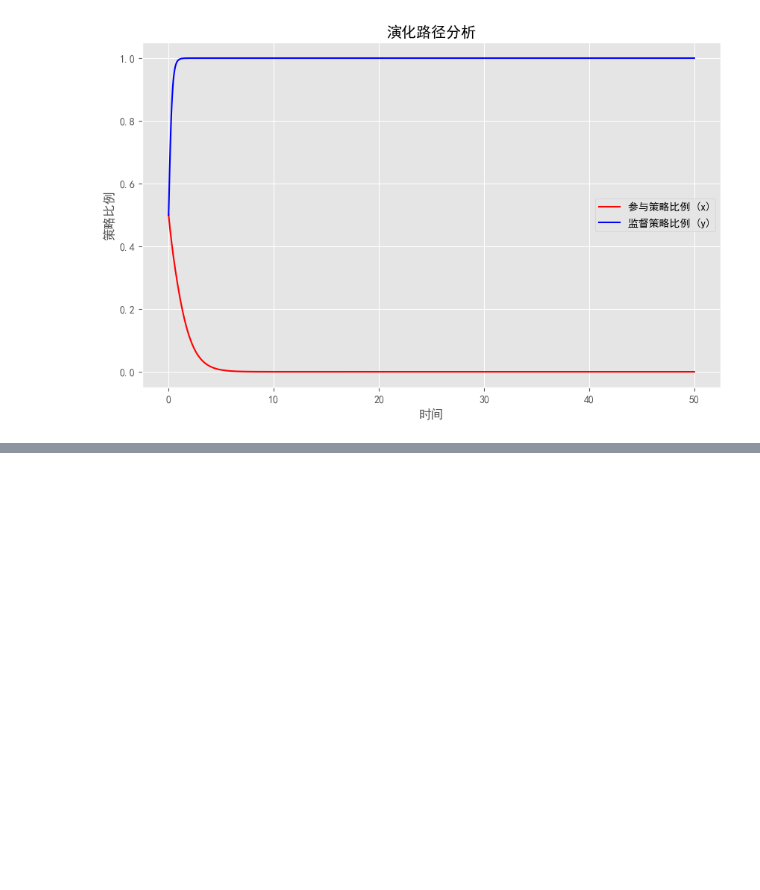
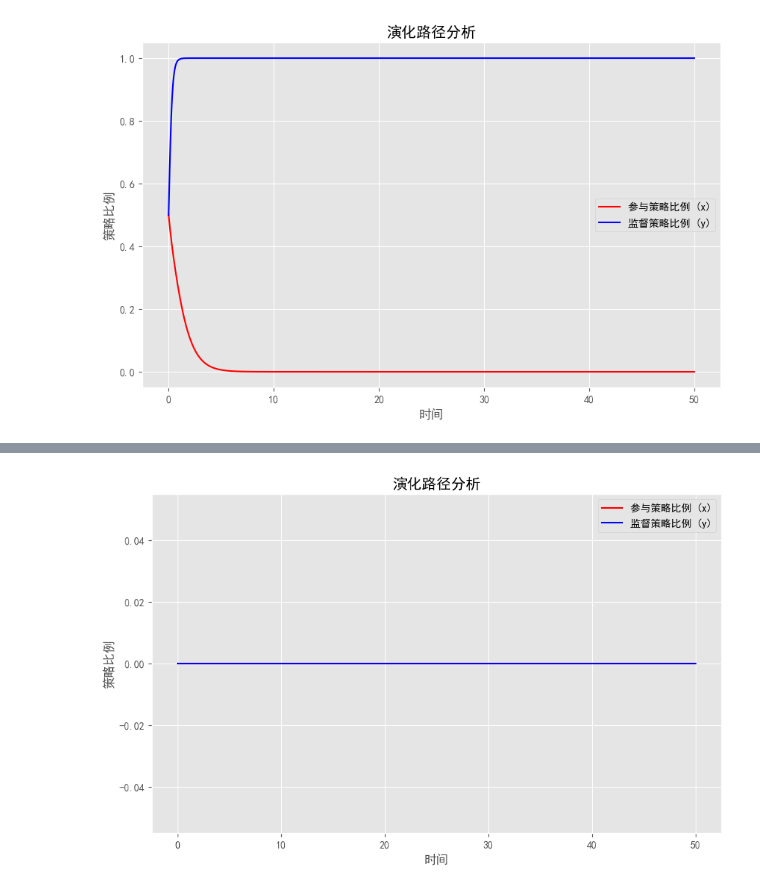
Before and after one commit to asker9527/Evolutionary-game_of_CS, a Jupyter notebook: optim_strategy.ipynb, the cells around one changed output, grey strips where cells are left out. Cells and saved outputs as stored; diff of their text form; code cells hidden in the pictures; blank space fills up the shorter version.

```diff
--- a/optim_strategy.ipynb
+++ b/optim_strategy.ipynb
@@ -2,11 +2,13 @@
 import numpy as np
 from scipy.integrate import odeint
 import sympy as sp
+from sympy import latex
 import matplotlib.pyplot as plt
+from IPython.display import display
 
 # 定义符号变量
 x, y = sp.symbols('x,y')
-ε,Ri,Va,Cei,A,Rp,Vε,E,Cep,s,Cs = sp.symbols('ε Ri Va Cei A Rp Vε E Cep s Cs')
+ε,Ri,Va,Cei,A,Rp,Vε,E,Cep,s,Cs = sp.symbols('ε R_i V_a C_ei a R_p V_ε E C_ep s C_s')
 # V, C, B, F, P1, P0 = sp.symbols('V C B F P1 P0')
 
 # # # 定义参数值（可以根据需要调整）
@@ -139,7 +189,7 @@ def replicator_dynamics(X, t, params):
     return [dxdt, dydt]
 
 # 设置初始条件和时间范围
-initial_conditions = [0.50, 0.50]  # 初始参与策略比例
+initial_conditions = [0.5, 0.5]  # 初始参与策略比例
 time_span = np.linspace(0, 50, 1000)  # 时间范围
 
 # 求解微分方程
@@ -147,6 +197,7 @@ solution = odeint(replicator_dynamics, initial_conditions, time_span, args=(para
 
 # 绘制演化路径
 plt.rcParams['font.sans-serif'] = ['SimHei']  # 指定默认字体
+plt.rcParams['axes.unicode_minus'] = False
 plt.style.use('ggplot')
 plt.figure(figsize=(10, 6))
 plt.plot(time_span, solution[:, 0], label='参与策略比例 (x)', color='r')
@@ -480,0 +213,23 @@ $$
+# %%
+# 设置初始条件和时间范围
+initial_conditions = [0, 0]  # 初始参与策略比例
+time_span = np.linspace(0, 50, 1000)  # 时间范围
+
+# 求解微分方程
+solution = odeint(replicator_dynamics, initial_conditions, time_span, args=(params,))
+
+# 绘制演化路径
+plt.rcParams['font.sans-serif'] = ['SimHei']  # 指定默认字体
+plt.rcParams['axes.unicode_minus'] = False
+plt.style.use('ggplot')
+plt.figure(figsize=(10, 6))
+plt.plot(time_span, solution[:, 0], label='参与策略比例 (x)', color='r')
+plt.plot(time_span, solution[:, 1], label='监督策略比例 (y)', color='b')
+plt.xlabel('时间')
+plt.ylabel('策略比例')
+plt.title('演化路径分析')
+plt.legend()
+plt.grid(True)
+plt.show()
+# %% [output]
+[figure, added]
```
Also changed, not shown: parts of 15 cells of this notebook.
